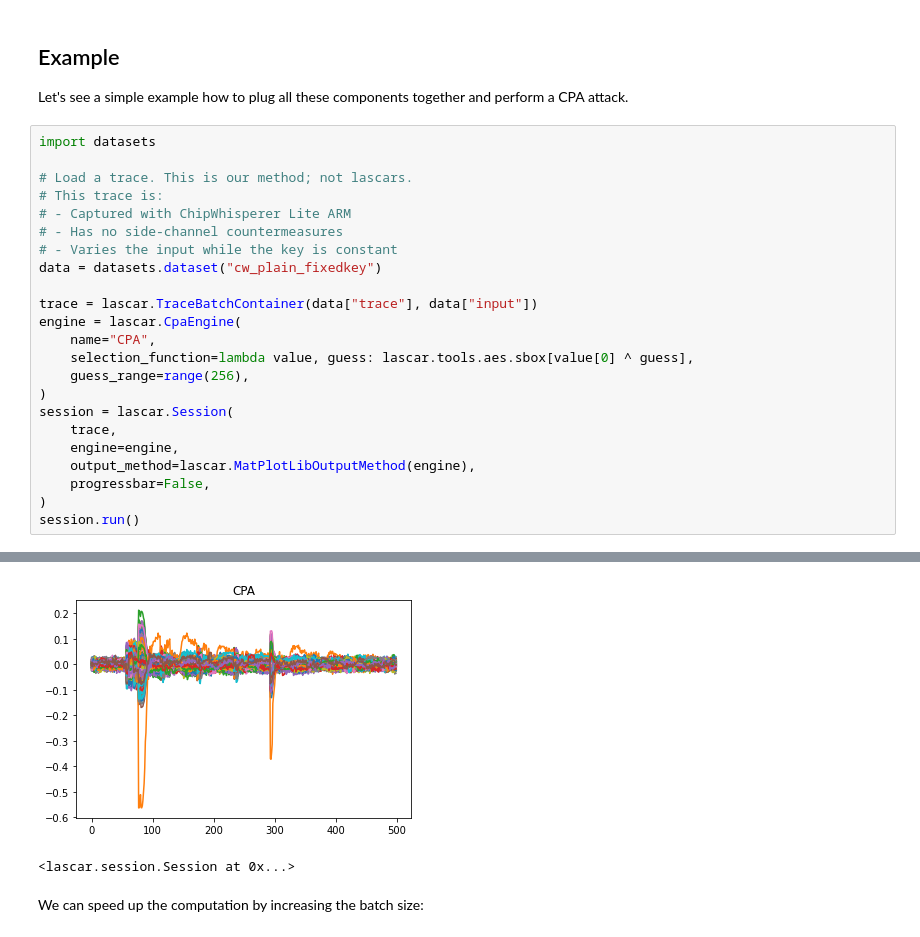
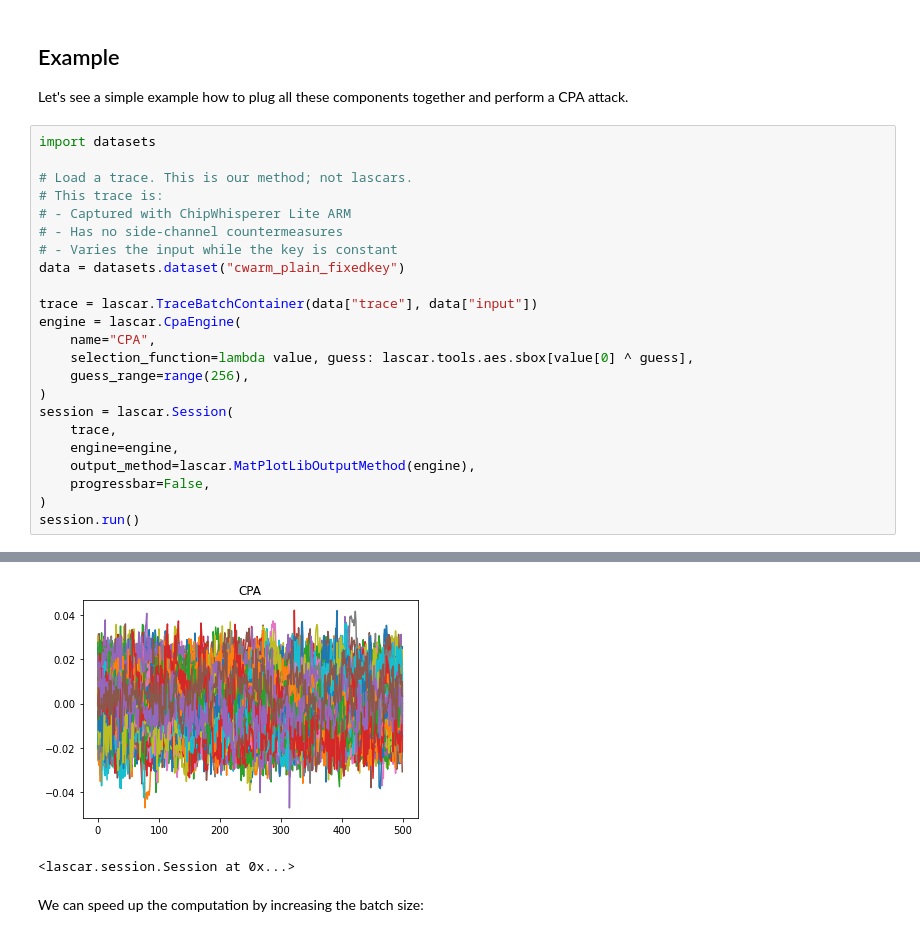
Before and after one commit to hackenbergstefan/securec-sidechannel-study, a Jupyter notebook: analyze/2_lascar.ipynb, the cells around one changed output, grey strips where cells are left out. Drawn from its saved outputs; the diff is of its cells as text.

```diff
--- a/analyze/2_lascar.ipynb
+++ b/analyze/2_lascar.ipynb
@@ -136,7 +136,7 @@ import datasets
 # - Captured with ChipWhisperer Lite ARM
 # - Has no side-channel countermeasures
 # - Varies the input while the key is constant
-data = datasets.dataset("cw_plain_fixedkey")
+data = datasets.dataset("cwarm_plain_fixedkey")
 
 trace = lascar.TraceBatchContainer(data["trace"], data["input"])
 engine = lascar.CpaEngine(
@@ -156,4 +156,4 @@ session.run()
-[figure, old version]
+[figure, new version]
 <lascar.session.Session at 0x...>
 # %% [markdown]
 We can speed up the computation by increasing the batch size:
```
Also changed, not shown: parts of 2 cells of this notebook, 5 other files.
